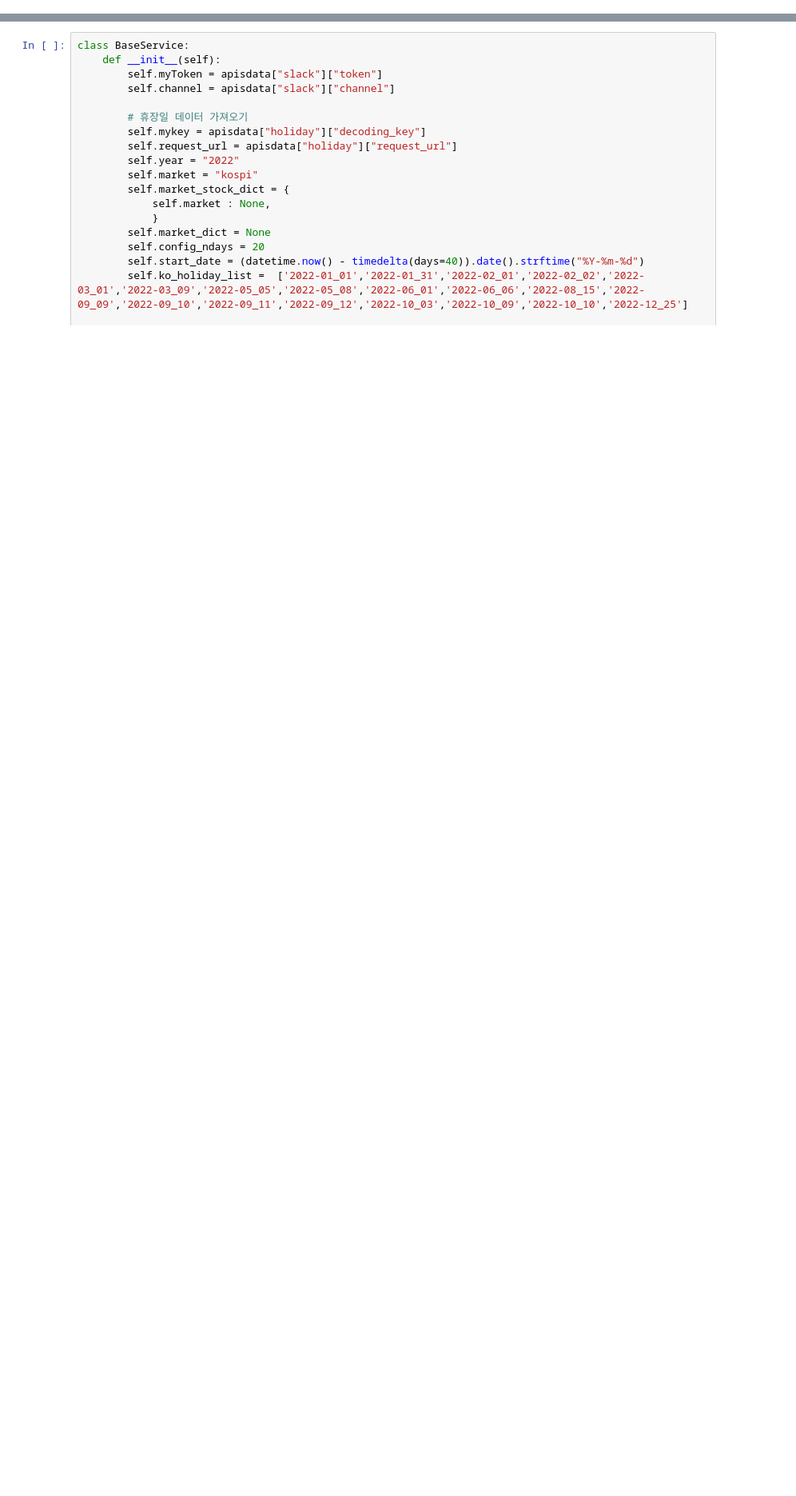
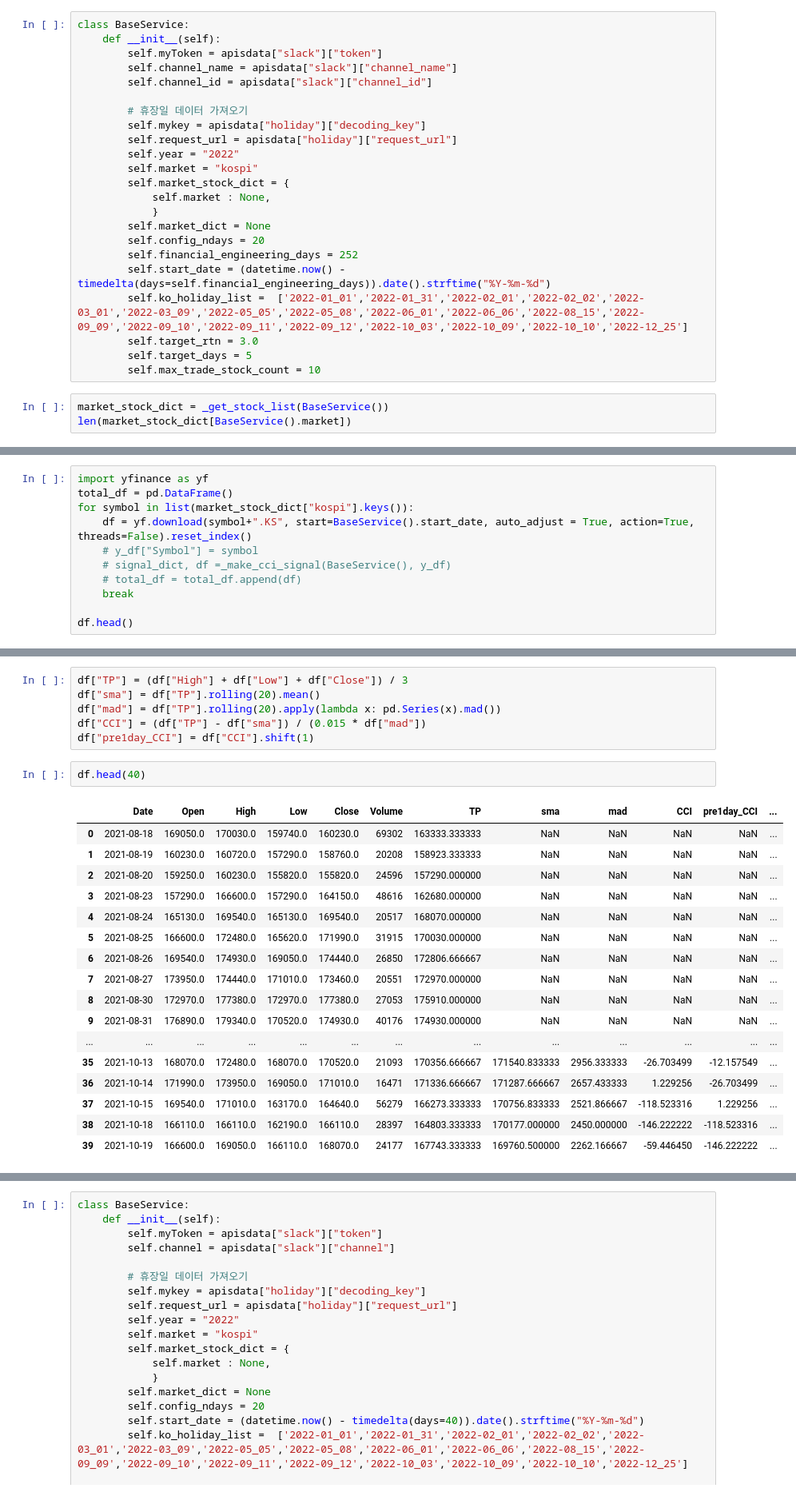
Before and after one commit to GIMINSU/DataAnalysis, a Jupyter notebook: pre_main_test.ipynb, the cells around one changed output, grey strips where cells are left out. Shown at 80% size. Drawn from its saved outputs; the diff is of its cells as text; blank space fills up the shorter version.

```diff
--- a/pre_main_test.ipynb
+++ b/pre_main_test.ipynb
@@ -37,0 +28,26 @@ from webdriver_manager.chrome import ChromeDriverManager
+# %%
+class BaseService:
+    def __init__(self):
+        self.myToken = apisdata["slack"]["token"]
+        self.channel_name = apisdata["slack"]["channel_name"]
+        self.channel_id = apisdata["slack"]["channel_id"]
+
+        # 휴장일 데이터 가져오기
+        self.mykey = apisdata["holiday"]["decoding_key"]
+        self.request_url = apisdata["holiday"]["request_url"]
+        self.year = "2022"
+        self.market = "kospi"
+        self.market_stock_dict = {
+            self.market : None,
+            }
+        self.market_dict = None
+        self.config_ndays = 20
+        self.financial_engineering_days = 252
+        self.start_date = (datetime.now() - timedelta(days=self.financial_engineering_days)).date().strftime("%Y-%m-%d")
+        self.ko_holiday_list =  ['2022-01_01','2022-01_31','2022-02_01','2022-02_02','2022-03_01','2022-03_09','2022-05_05','2022-05_08','2022-06_01','2022-06_06','2022-08_15','2022-09_09','2022-09_10','2022-09_11','2022-09_12','2022-10_03','2022-10_09','2022-10_10','2022-12_25']
+        self.target_rtn = 3.0
+        self.target_days = 5
+        self.max_trade_stock_count = 10
+# %%
+market_stock_dict = _get_stock_list(BaseService())
+len(market_stock_dict[BaseService().market])
@@ -37,0 +57,11 @@ from webdriver_manager.chrome import ChromeDriverManager
+# %%
+import yfinance as yf
+total_df = pd.DataFrame()
+for symbol in list(market_stock_dict["kospi"].keys()):
+    df = yf.download(symbol+".KS", start=BaseService().start_date, auto_adjust = True, action=True, threads=False).reset_index()
+    # y_df["Symbol"] = symbol
+    # signal_dict, df =_make_cci_signal(BaseService(), y_df)
+    # total_df = total_df.append(df)
+    break
+
+df.head()
@@ -37,0 +76,26 @@ from webdriver_manager.chrome import ChromeDriverManager
+# %%
+df["TP"] = (df["High"] + df["Low"] + df["Close"]) / 3
+df["sma"] = df["TP"].rolling(20).mean()
+df["mad"] = df["TP"].rolling(20).apply(lambda x: pd.Series(x).mad())
+df["CCI"] = (df["TP"] - df["sma"]) / (0.015 * df["mad"])
+df["pre1day_CCI"] = df["CCI"].shift(1)
+# %%
+df.head(40)
+# %% [output]
+|  | Date | Open | High | Low | Close | Volume | TP | sma | mad | CCI | pre1day_CCI | ... |
+| 0 | 2021-08-18 | 169050.0 | 170030.0 | 159740.0 | 160230.0 | 69302 | 163333.333333 | NaN | NaN | NaN | NaN | ... |
+| 1 | 2021-08-19 | 160230.0 | 160720.0 | 157290.0 | 158760.0 | 20208 | 158923.333333 | NaN | NaN | NaN | NaN | ... |
+| 2 | 2021-08-20 | 159250.0 | 160230.0 | 155820.0 | 155820.0 | 24596 | 157290.000000 | NaN | NaN | NaN | NaN | ... |
+| 3 | 2021-08-23 | 157290.0 | 166600.0 | 157290.0 | 164150.0 | 48616 | 162680.000000 | NaN | NaN | NaN | NaN | ... |
+| 4 | 2021-08-24 | 165130.0 | 169540.0 | 165130.0 | 169540.0 | 20517 | 168070.000000 | NaN | NaN | NaN | NaN | ... |
+| 5 | 2021-08-25 | 166600.0 | 172480.0 | 165620.0 | 171990.0 | 31915 | 170030.000000 | NaN | NaN | NaN | NaN | ... |
+| 6 | 2021-08-26 | 169540.0 | 174930.0 | 169050.0 | 174440.0 | 26850 | 172806.666667 | NaN | NaN | NaN | NaN | ... |
+| 7 | 2021-08-27 | 173950.0 | 174440.0 | 171010.0 | 173460.0 | 20551 | 172970.000000 | NaN | NaN | NaN | NaN | ... |
+| 8 | 2021-08-30 | 172970.0 | 177380.0 | 172970.0 | 177380.0 | 27053 | 175910.000000 | NaN | NaN | NaN | NaN | ... |
+| 9 | 2021-08-31 | 176890.0 | 179340.0 | 170520.0 | 174930.0 | 40176 | 174930.000000 | NaN | NaN | NaN | NaN | ... |
+| ... | ... | ... | ... | ... | ... | ... | ... | ... | ... | ... | ... | ... |
+| 35 | 2021-10-13 | 168070.0 | 172480.0 | 168070.0 | 170520.0 | 21093 | 170356.666667 | 171540.833333 | 2956.333333 | -26.703499 | -12.157549 | ... |
+| 36 | 2021-10-14 | 171990.0 | 173950.0 | 169050.0 | 171010.0 | 16471 | 171336.666667 | 171287.666667 | 2657.433333 | 1.229256 | -26.703499 | ... |
+| 37 | 2021-10-15 | 169540.0 | 171010.0 | 163170.0 | 164640.0 | 56279 | 166273.333333 | 170756.833333 | 2521.866667 | -118.523316 | 1.229256 | ... |
+| 38 | 2021-10-18 | 166110.0 | 166110.0 | 162190.0 | 166110.0 | 28397 | 164803.333333 | 170177.000000 | 2450.000000 | -146.222222 | -118.523316 | ... |
+| 39 | 2021-10-19 | 166600.0 | 169050.0 | 166110.0 | 168070.0 | 24177 | 167743.333333 | 169760.500000 | 2262.166667 | -59.446450 | -146.222222 | ... |
```
Also changed, not shown: parts of 47 cells of this notebook, 2 other files.
